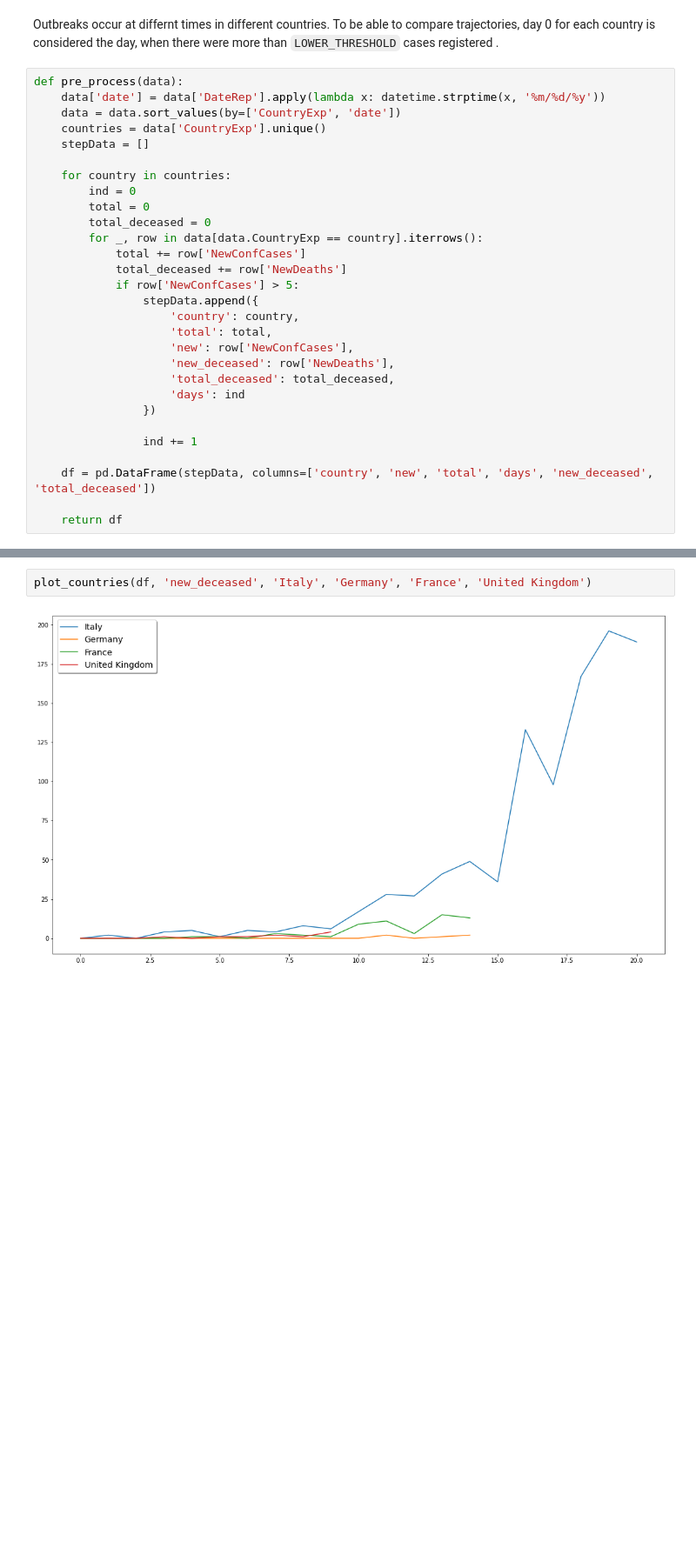
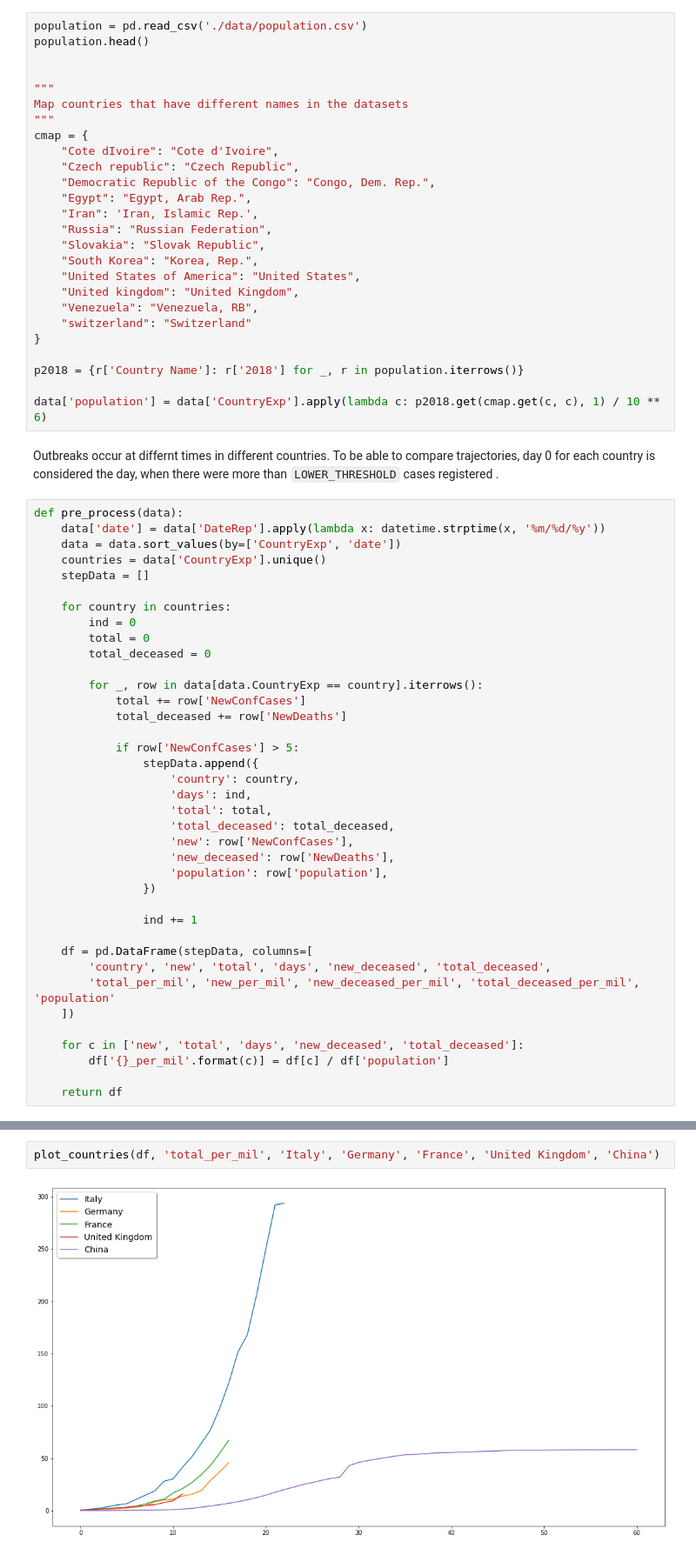
Before and after one commit to terkalma/coviddata, a Jupyter notebook: main.ipynb, the cells around one changed output, grey strips where cells are left out. Shown: that part at 87% size. Drawn from its saved outputs; the diff is of its cells as text; blank space fills up the shorter version.

Commit message:
update data + add population data

```diff
--- a/main.ipynb
+++ b/main.ipynb
@@ -20,3 +22,29 @@ data.head()
+# %%
+population = pd.read_csv('./data/population.csv')
+population.head()
+
+
+"""
+Map countries that have different names in the datasets
+"""
+cmap = {
+    "Cote dIvoire": "Cote d'Ivoire",
+    "Czech republic": "Czech Republic",
+    "Democratic Republic of the Congo": "Congo, Dem. Rep.",
+    "Egypt": "Egypt, Arab Rep.",
+    "Iran": 'Iran, Islamic Rep.',
+    "Russia": "Russian Federation",
+    "Slovakia": "Slovak Republic",
+    "South Korea": "Korea, Rep.",
+    "United States of America": "United States",
+    "United kingdom": "United Kingdom",
+    "Venezuela": "Venezuela, RB",
+    "switzerland": "Switzerland"
+}
+
+p2018 = {r['Country Name']: r['2018'] for _, r in population.iterrows()}
+
+data['population'] = data['CountryExp'].apply(lambda c: p2018.get(cmap.get(c, c), 1) / 10 ** 6)
 # %% [markdown]
 Outbreaks occur at differnt times in different countries.
 To be able to compare trajectories, day 0 for each country is considered the day,
@@ -32,22 +60,31 @@ def pre_process(data):
         ind = 0
         total = 0
         total_deceased = 0
+
         for _, row in data[data.CountryExp == country].iterrows():
             total += row['NewConfCases']
             total_deceased += row['NewDeaths']
+
             if row['NewConfCases'] > 5:
                 stepData.append({
                     'country': country,
+                    'days': ind,
                     'total': total,
+                    'total_deceased': total_deceased,
                     'new': row['NewConfCases'],
                     'new_deceased': row['NewDeaths'],
-                    'total_deceased': total_deceased,
-                    'days': ind
+                    'population': row['population'],
                 })
 
                 ind += 1
 
-    df = pd.DataFrame(stepData, columns=['country', 'new', 'total', 'days', 'new_deceased', 'total_deceased'])
+    df = pd.DataFrame(stepData, columns=[
+        'country', 'new', 'total', 'days', 'new_deceased', 'total_deceased',
+        'total_per_mil', 'new_per_mil', 'new_deceased_per_mil', 'total_deceased_per_mil', 'population'
+    ])
+
+    for c in ['new', 'total', 'days', 'new_deceased', 'total_deceased']:
+        df['{}_per_mil'.format(c)] = df[c] / df['population']
 
     return df
 # %%
@@ -73,9 +110,9 @@ def plot_countries(df, metric, *countries):
     legend = ax.legend(loc='upper left', shadow=True, fontsize='x-large')
     plt.show()
 # %%
-plot_countries(df, 'new_deceased', 'Italy', 'Germany', 'France', 'United Kingdom')
+plot_countries(df, 'total_per_mil', 'Italy', 'Germany', 'France', 'United Kingdom', 'China')
 # %% [output]
-[figure, old version]
+[figure, new version]
 # %%
 plot_countries(df, 'total', 'Italy', 'South Korea')
 # %% [output]
```
Also changed, not shown: parts of 7 cells of this notebook, 4 other files.
